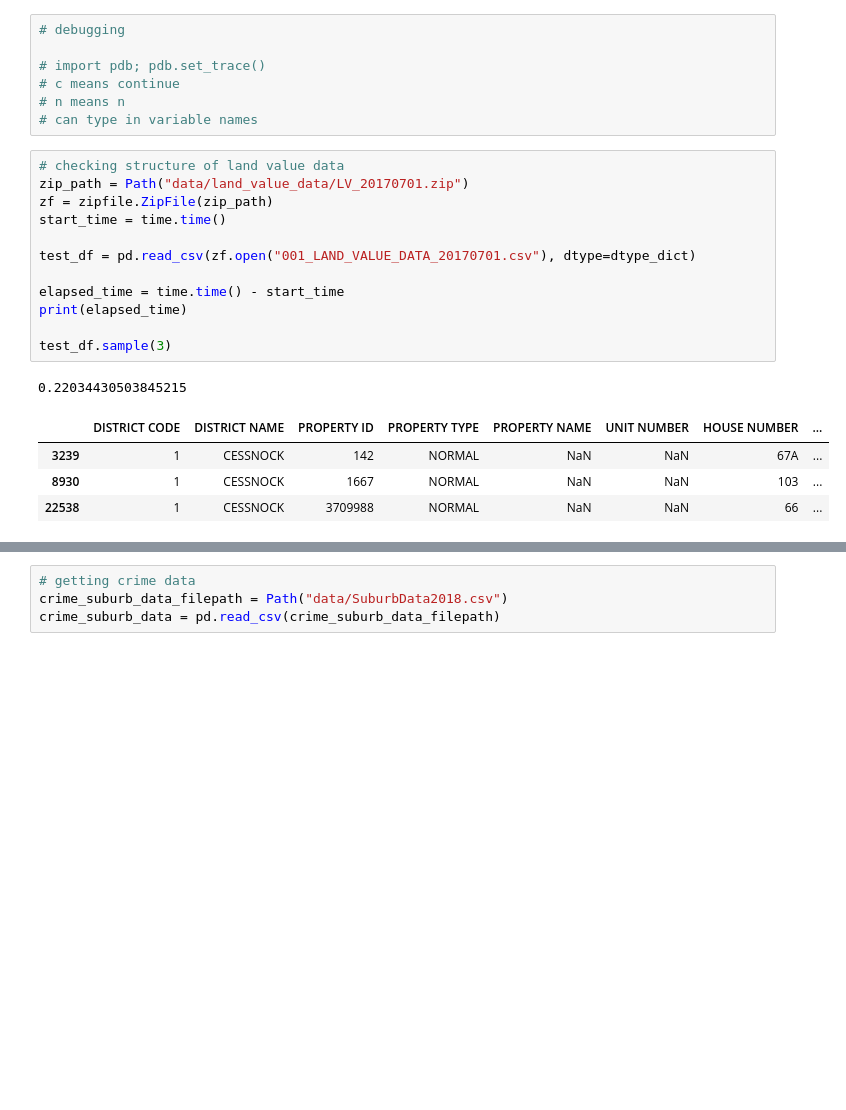
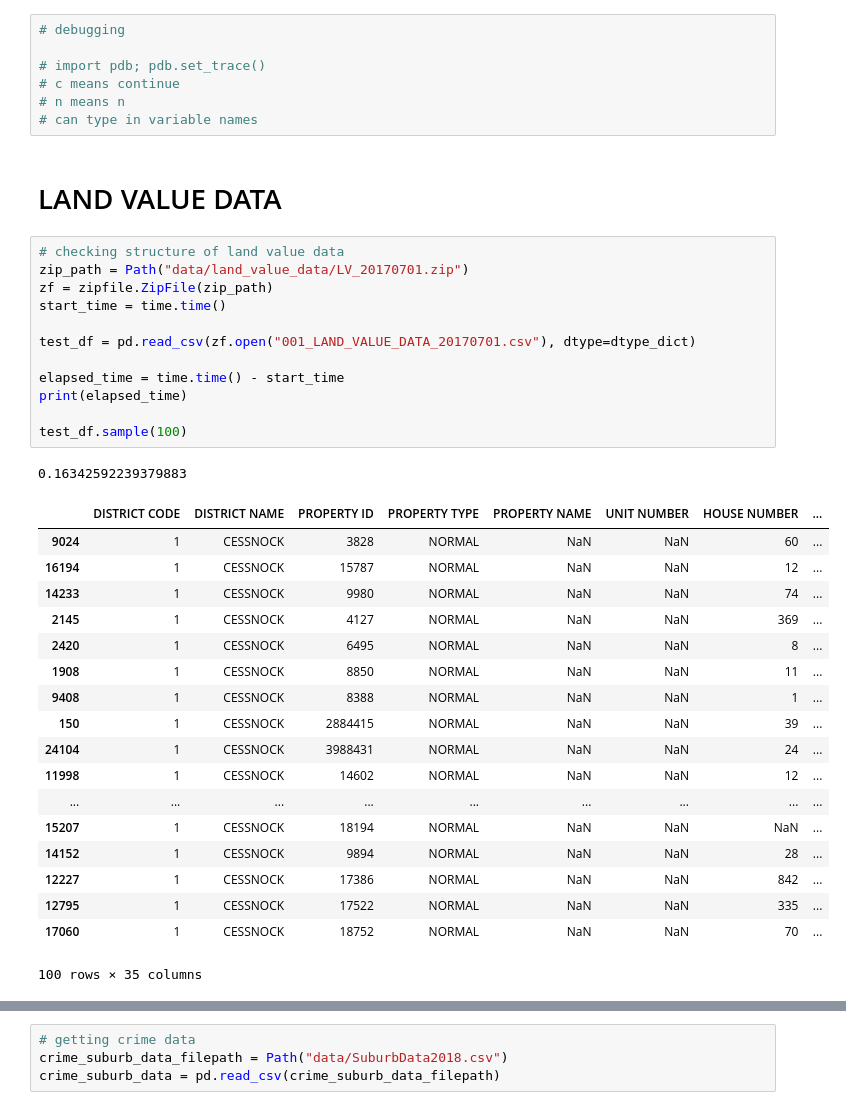
Before and after one commit to elijahjorell/open-data-project, a Jupyter notebook: open_data_project.ipynb, the cells around one changed output, grey strips where cells are left out. Saved outputs shown, nothing was run; the diff lists cells and outputs as text; blank space fills up the shorter version.

```diff
--- a/open_data_project.ipynb
+++ b/open_data_project.ipynb
@@ -54,24 +54,45 @@ dtype_dict={"DISTRICT CODE": int,
 # c means continue
 # n means n
 # can type in variable names
+# %% [markdown]
+
+
+
+
+
+# LAND VALUE DATA
 # %%
 # checking structure of land value data
 zip_path = Path("data/land_value_data/LV_20170701.zip")
 zf = zipfile.ZipFile(zip_path)
 start_time = time.time()
 
 test_df = pd.read_csv(zf.open("001_LAND_VALUE_DATA_20170701.csv"), dtype=dtype_dict)
 
 elapsed_time = time.time() - start_time
 print(elapsed_time)
 
-test_df.sample(3)
+test_df.sample(100)
 # %% [output]
-0.22034430503845215
+0.16342592239379883
 |  | DISTRICT CODE | DISTRICT NAME | PROPERTY ID | PROPERTY TYPE | PROPERTY NAME | UNIT NUMBER | HOUSE NUMBER | ... |
-| 3239 | 1 | CESSNOCK | 142 | NORMAL | NaN | NaN | 67A | ... |
-| 8930 | 1 | CESSNOCK | 1667 | NORMAL | NaN | NaN | 103 | ... |
-| 22538 | 1 | CESSNOCK | 3709988 | NORMAL | NaN | NaN | 66 | ... |
+| 9024 | 1 | CESSNOCK | 3828 | NORMAL | NaN | NaN | 60 | ... |
+| 16194 | 1 | CESSNOCK | 15787 | NORMAL | NaN | NaN | 12 | ... |
+| 14233 | 1 | CESSNOCK | 9980 | NORMAL | NaN | NaN | 74 | ... |
+| 2145 | 1 | CESSNOCK | 4127 | NORMAL | NaN | NaN | 369 | ... |
+| 2420 | 1 | CESSNOCK | 6495 | NORMAL | NaN | NaN | 8 | ... |
+| 1908 | 1 | CESSNOCK | 8850 | NORMAL | NaN | NaN | 11 | ... |
+| 9408 | 1 | CESSNOCK | 8388 | NORMAL | NaN | NaN | 1 | ... |
+| 150 | 1 | CESSNOCK | 2884415 | NORMAL | NaN | NaN | 39 | ... |
+| 24104 | 1 | CESSNOCK | 3988431 | NORMAL | NaN | NaN | 24 | ... |
+| 11998 | 1 | CESSNOCK | 14602 | NORMAL | NaN | NaN | 12 | ... |
+| ... | ... | ... | ... | ... | ... | ... | ... | ... |
+| 15207 | 1 | CESSNOCK | 18194 | NORMAL | NaN | NaN | NaN | ... |
+| 14152 | 1 | CESSNOCK | 9894 | NORMAL | NaN | NaN | 28 | ... |
+| 12227 | 1 | CESSNOCK | 17386 | NORMAL | NaN | NaN | 842 | ... |
+| 12795 | 1 | CESSNOCK | 17522 | NORMAL | NaN | NaN | 335 | ... |
+| 17060 | 1 | CESSNOCK | 18752 | NORMAL | NaN | NaN | 70 | ... |
+100 rows × 35 columns
 # %%
 # aggregating land value csv files
 
```
Also changed, not shown: parts of 7 cells of this notebook.
